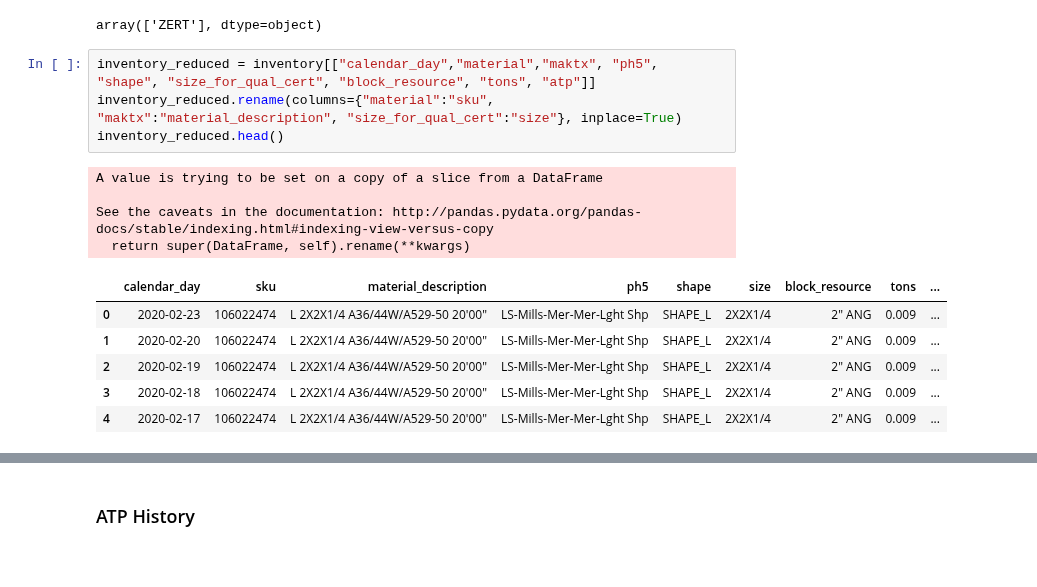
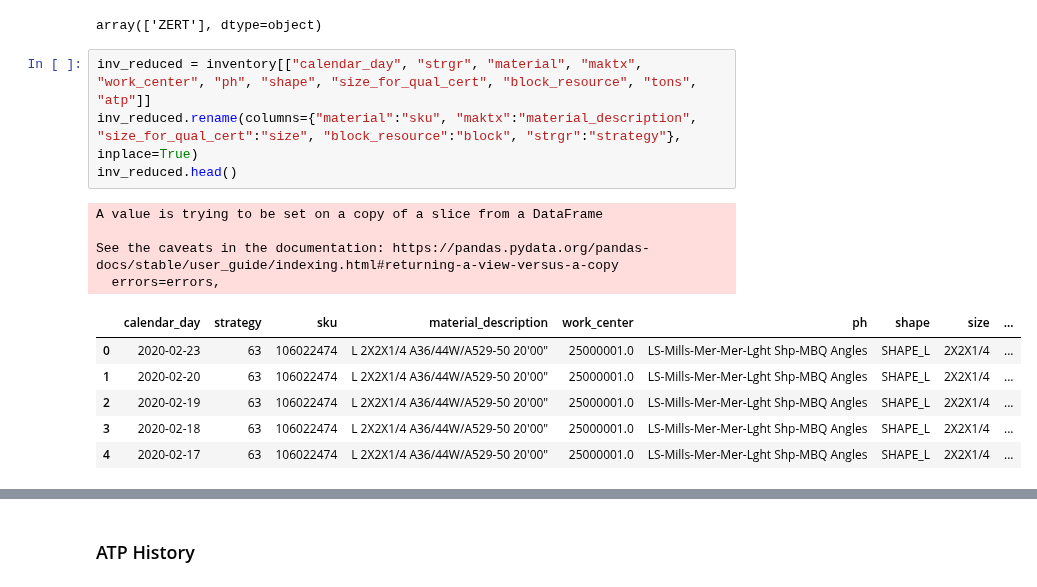
Before and after one commit to jvac06/pft, a Jupyter notebook: scripts/cleaning.ipynb, the cells around one changed output, grey strips where cells are left out. Cells and saved outputs as stored; diff of their text form.

```diff
--- a/scripts/cleaning.ipynb
+++ b/scripts/cleaning.ipynb
@@ -118,18 +124,18 @@ inventory["material_type"].unique()
 # %% [output]
 array(['ZERT'], dtype=object)
 # %%
-inventory_reduced = inventory[["calendar_day","material","maktx", "ph5", "shape", "size_for_qual_cert", "block_resource", "tons", "atp"]]
-inventory_reduced.rename(columns={"material":"sku", "maktx":"material_description", "size_for_qual_cert":"size"}, inplace=True)
-inventory_reduced.head()
+inv_reduced = inventory[["calendar_day", "strgr", "material", "maktx", "work_center", "ph", "shape", "size_for_qual_cert", "block_resource", "tons", "atp"]]
+inv_reduced.rename(columns={"material":"sku", "maktx":"material_description", "size_for_qual_cert":"size", "block_resource":"block", "strgr":"strategy"}, inplace=True)
+inv_reduced.head()
 # %% [output]
 A value is trying to be set on a copy of a slice from a DataFrame
 
-See the caveats in the documentation: http://pandas.pydata.org/pandas-docs/stable/indexing.html#indexing-view-versus-copy
-  return super(DataFrame, self).rename(**kwargs)
+See the caveats in the documentation: https://pandas.pydata.org/pandas-docs/stable/user_guide/indexing.html#returning-a-view-versus-a-copy
+  errors=errors,
-|  | calendar_day | sku | material_description | ph5 | shape | size | block_resource | tons | ... |
-| 0 | 2020-02-23 | 106022474 | L 2X2X1/4 A36/44W/A529-50 20'00" | LS-Mills-Mer-Mer-Lght Shp | SHAPE_L | 2X2X1/4 | 2" ANG | 0.009 | ... |
-| 1 | 2020-02-20 | 106022474 | L 2X2X1/4 A36/44W/A529-50 20'00" | LS-Mills-Mer-Mer-Lght Shp | SHAPE_L | 2X2X1/4 | 2" ANG | 0.009 | ... |
-| 2 | 2020-02-19 | 106022474 | L 2X2X1/4 A36/44W/A529-50 20'00" | LS-Mills-Mer-Mer-Lght Shp | SHAPE_L | 2X2X1/4 | 2" ANG | 0.009 | ... |
-| 3 | 2020-02-18 | 106022474 | L 2X2X1/4 A36/44W/A529-50 20'00" | LS-Mills-Mer-Mer-Lght Shp | SHAPE_L | 2X2X1/4 | 2" ANG | 0.009 | ... |
-| 4 | 2020-02-17 | 106022474 | L 2X2X1/4 A36/44W/A529-50 20'00" | LS-Mills-Mer-Mer-Lght Shp | SHAPE_L | 2X2X1/4 | 2" ANG | 0.009 | ... |
+|  | calendar_day | strategy | sku | material_description | work_center | ph | shape | size | ... |
+| 0 | 2020-02-23 | 63 | 106022474 | L 2X2X1/4 A36/44W/A529-50 20'00" | 25000001.0 | LS-Mills-Mer-Mer-Lght Shp-MBQ Angles | SHAPE_L | 2X2X1/4 | ... |
+| 1 | 2020-02-20 | 63 | 106022474 | L 2X2X1/4 A36/44W/A529-50 20'00" | 25000001.0 | LS-Mills-Mer-Mer-Lght Shp-MBQ Angles | SHAPE_L | 2X2X1/4 | ... |
+| 2 | 2020-02-19 | 63 | 106022474 | L 2X2X1/4 A36/44W/A529-50 20'00" | 25000001.0 | LS-Mills-Mer-Mer-Lght Shp-MBQ Angles | SHAPE_L | 2X2X1/4 | ... |
+| 3 | 2020-02-18 | 63 | 106022474 | L 2X2X1/4 A36/44W/A529-50 20'00" | 25000001.0 | LS-Mills-Mer-Mer-Lght Shp-MBQ Angles | SHAPE_L | 2X2X1/4 | ... |
+| 4 | 2020-02-17 | 63 | 106022474 | L 2X2X1/4 A36/44W/A529-50 20'00" | 25000001.0 | LS-Mills-Mer-Mer-Lght Shp-MBQ Angles | SHAPE_L | 2X2X1/4 | ... |
 # %%
```
Also changed, not shown: parts of 14 cells of this notebook.
